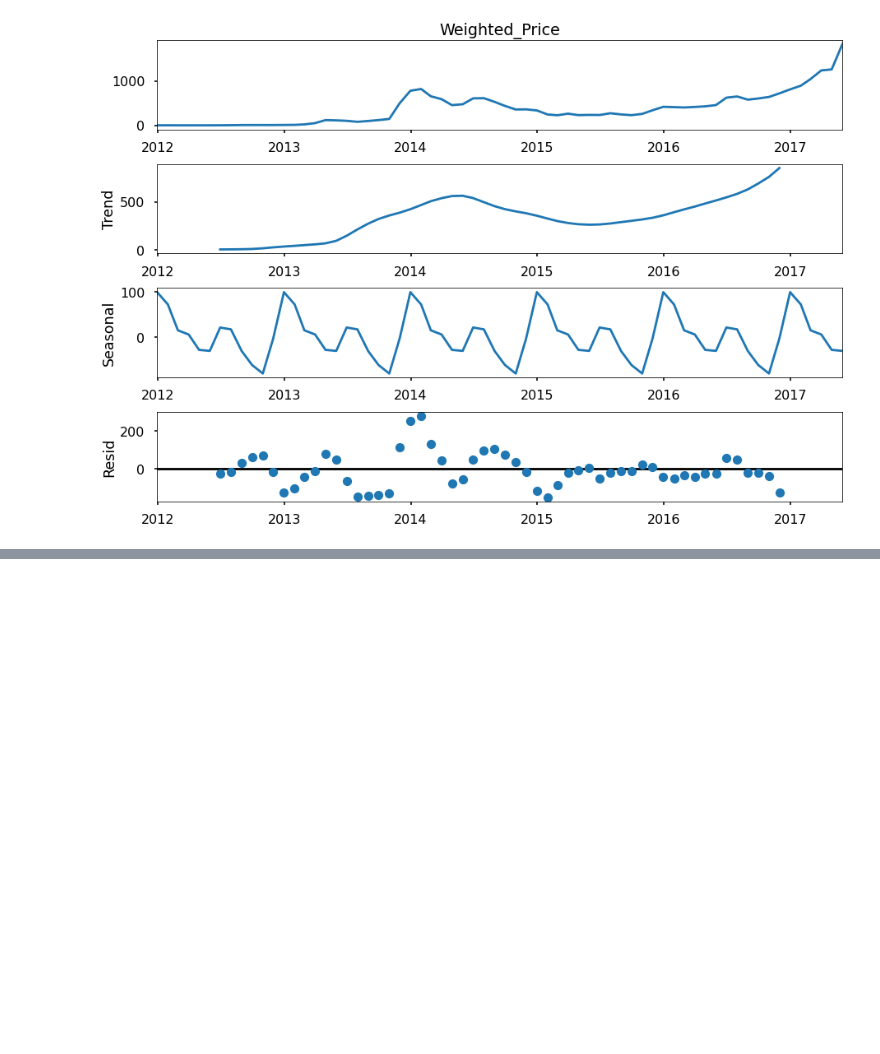
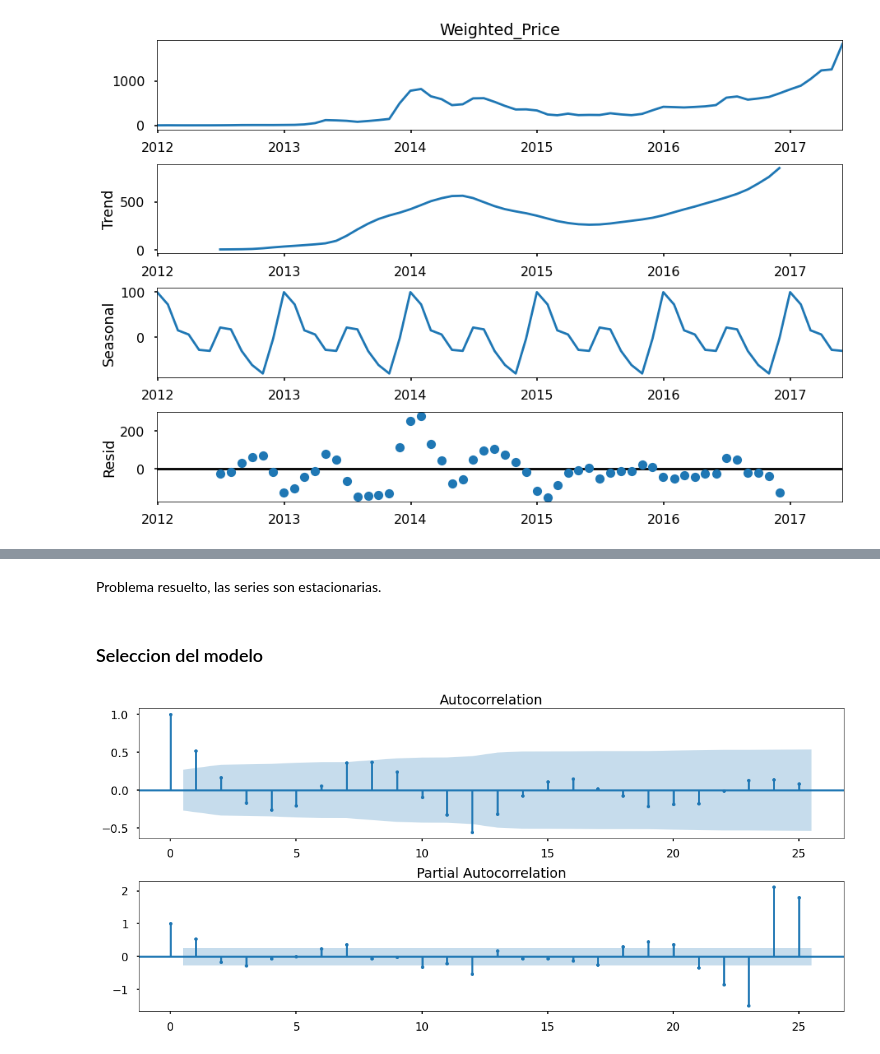
Before and after one commit to Rafa-77/Data-Analysis, a Jupyter notebook: 02 - Bitcoin Price Prediction/ARIMAmain.ipynb, the cells around one changed output, grey strips where cells are left out. Drawn from its saved outputs; the diff is of its cells as text; code cells hidden in the pictures; blank space fills up the shorter version.

```diff
--- a/02 - Bitcoin Price Prediction/ARIMAmain.ipynb
+++ b/02 - Bitcoin Price Prediction/ARIMAmain.ipynb
@@ -115,0 +151,15 @@ Dickey–Fuller test: p=0.997760
+# %% [markdown]
+Problema resuelto, las series son estacionarias.
+# %% [markdown]
+### Seleccion del modelo
+# %%
+# Initial approximation of parameters using Autocorrelation and Partial Autocorrelation Plots
+plt.figure(figsize=(15,7))
+ax = plt.subplot(211)
+sm.graphics.tsa.plot_acf(df_month.prices_box_diff2[13:].values.squeeze(), lags=25, ax=ax)
+ax = plt.subplot(212)
+sm.graphics.tsa.plot_pacf(df_month.prices_box_diff2[13:].values.squeeze(), lags=25, ax=ax)
+plt.tight_layout()
+plt.show()
+# %% [output]
+[figure, added]
```
Also changed, not shown: parts of 14 cells of this notebook.
